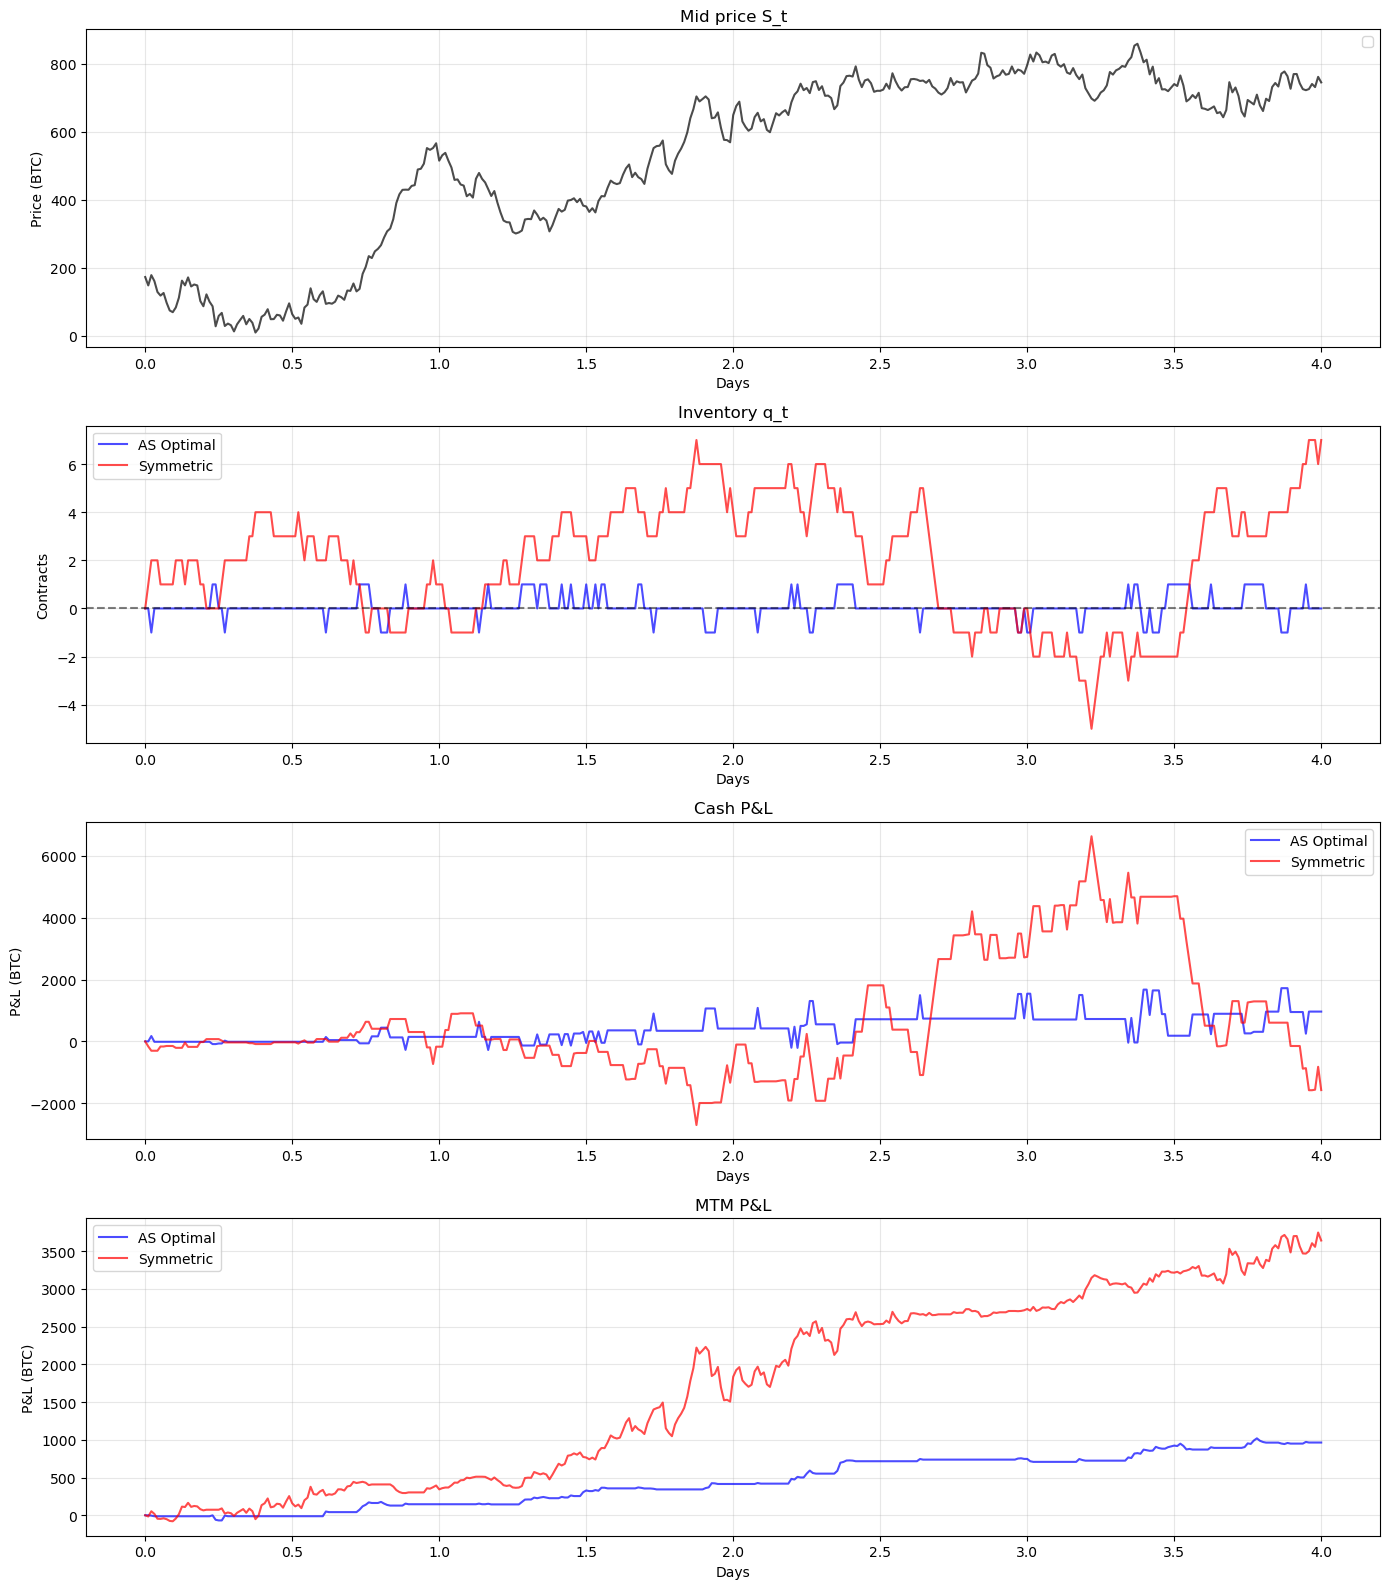
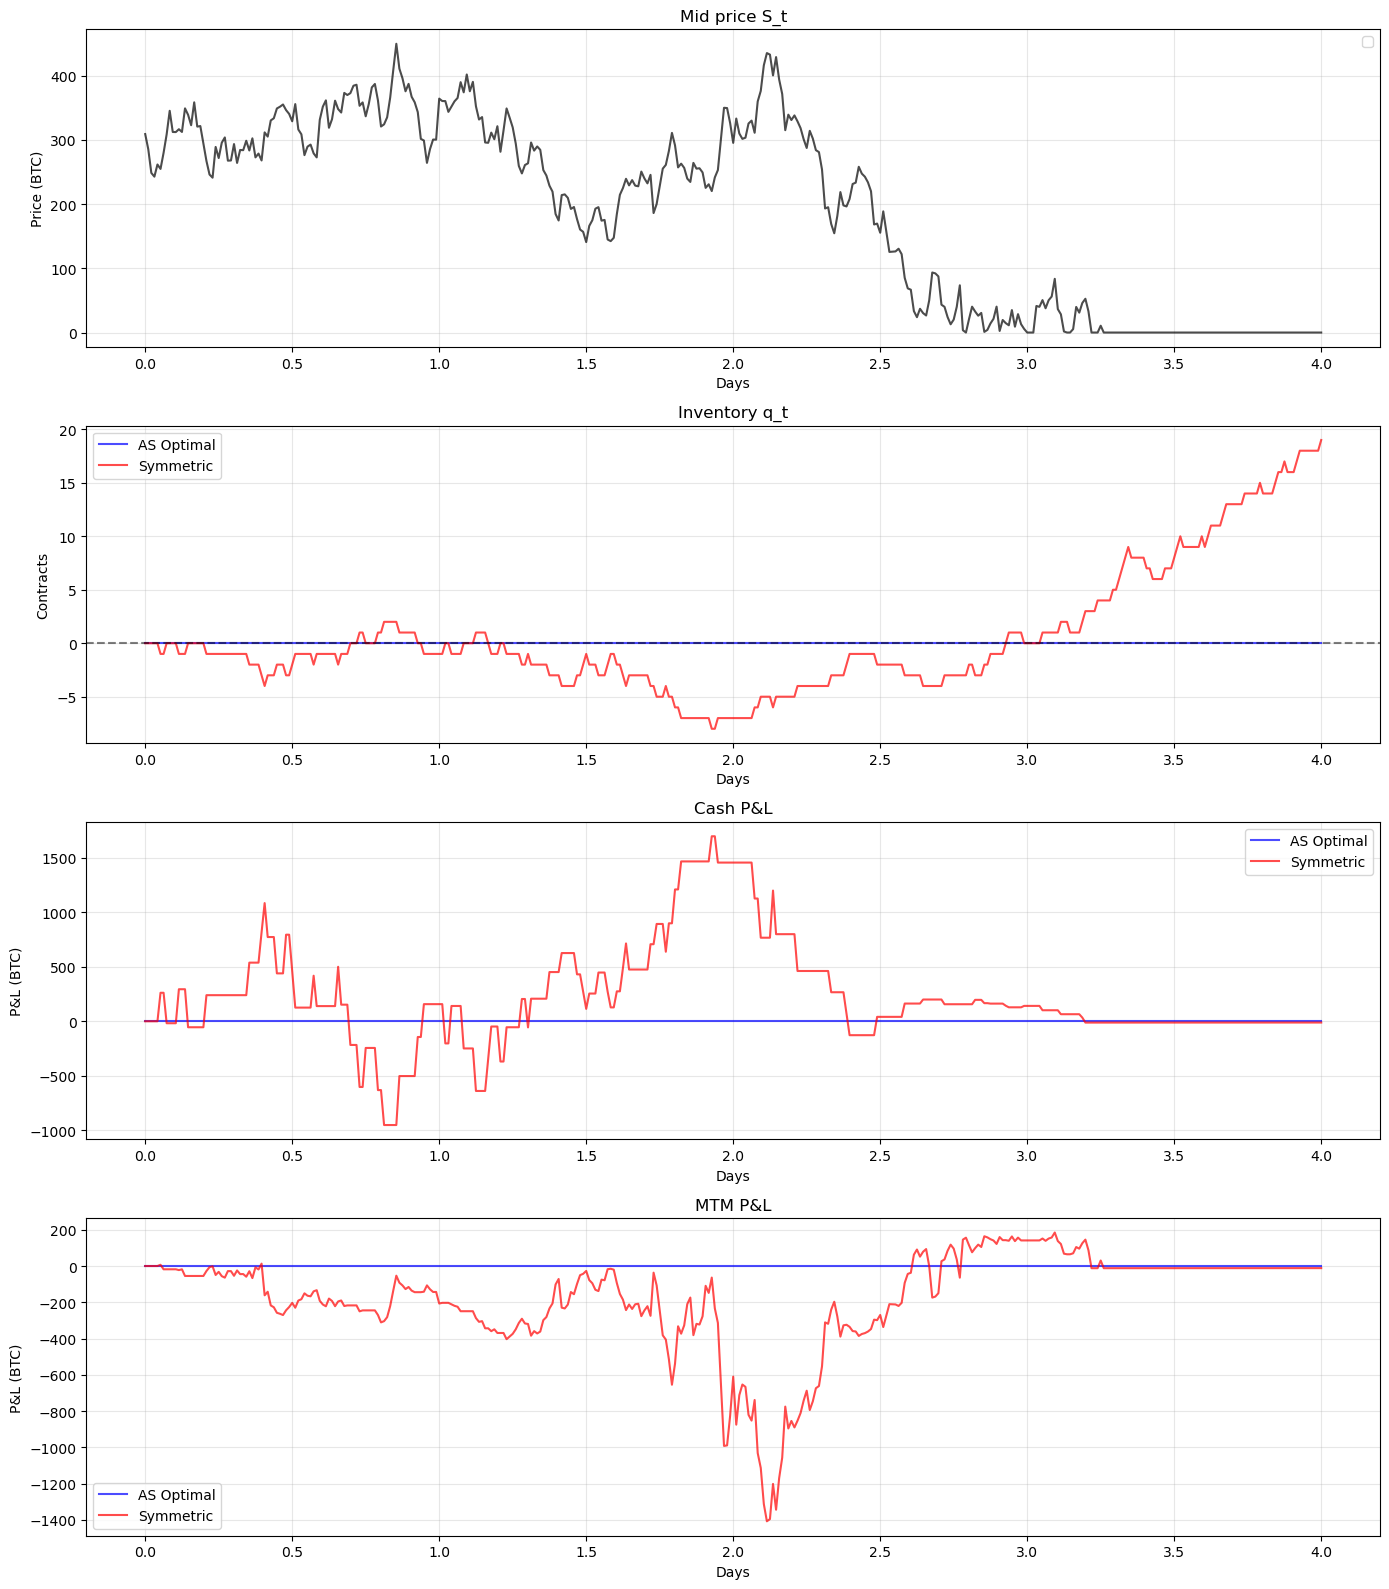
Code edit (unified diff) that turned the first committed figure into the second:
--- before
+++ after
@@ -3,5 +3,5 @@
 t = np.arange(len(q_path)) / (24 * 3600 / dt)
 
-axes[0].plot(t, S_path[:len(q_path)], alpha=0.7, color='black')
+axes[0].plot(t, S_path[:len(q_path)], alpha=0.7, color='black', )
 
 axes[1].plot(t, q_path,     alpha=0.7, label='AS Optimal', color='blue')

Commit: slight code changes for better pictures